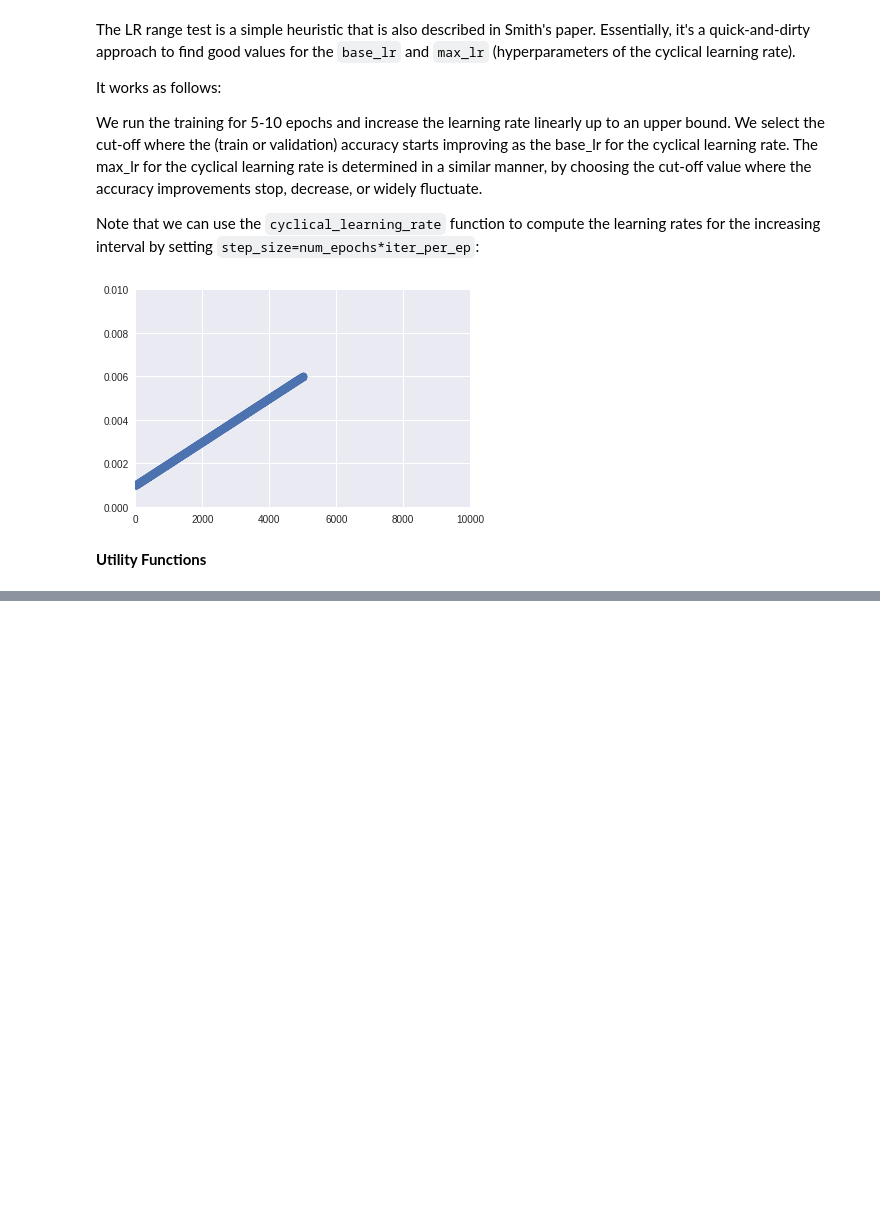
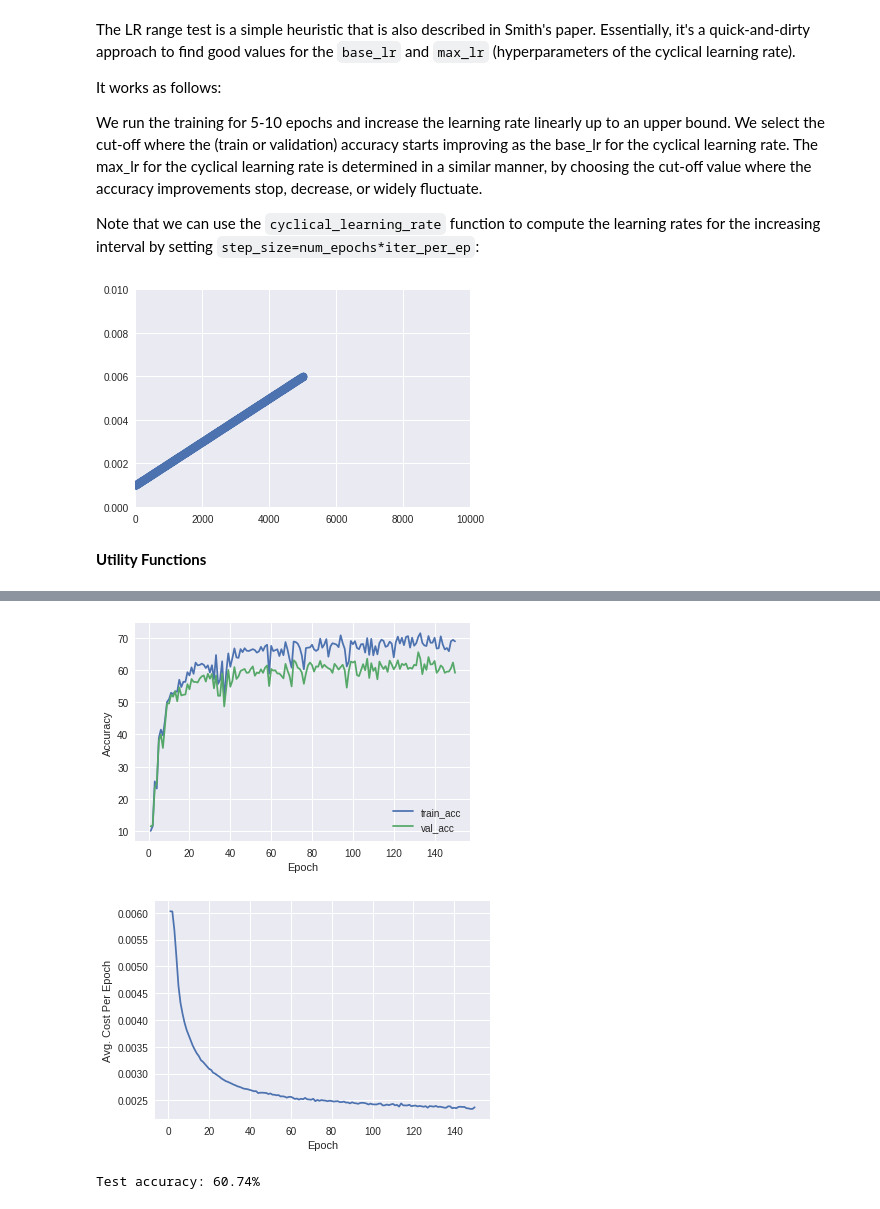
Before and after one commit to rasbt/deep-learning-book, a Jupyter notebook: code/model_zoo/pytorch_ipynb/cyclical-learning-rate.ipynb, the cells around one changed output, grey strips where cells are left out. Saved outputs shown, nothing was run; the diff lists cells and outputs as text; code cells hidden in the pictures; blank space fills up the shorter version.

```diff
--- a/code/model_zoo/pytorch_ipynb/cyclical-learning-rate.ipynb
+++ b/code/model_zoo/pytorch_ipynb/cyclical-learning-rate.ipynb
@@ -489,10 +526,10 @@ plt.show()
 ### Setting for this run
 #################################
 
-num_epochs = 100
-iter_per_epoch = len(train_loader.sampler.indices) // train_loader.batch_size
-base_lr = 0.06
-max_lr = 0.2
+num_epochs = 150
+iter_per_ep = len(train_loader.sampler.indices) // train_loader.batch_size
+base_lr = 0.09
+max_lr = 0.175
 
 #################################
 ### Init Model
@@ -511,17 +548,15 @@ optimizer = torch.optim.SGD(model.parameters(), lr=base_lr)
 
 ########################################################################
 # Collect the data to be evaluated via the LR Range Test
-collect = {'lr': [], 'cost': [], 'train_batch_acc': [], 'val_acc': []}
+collect = {'epoch': [], 'cost': [], 'train_acc': [], 'val_acc': []}
 ########################################################################
 
 
-batch_step = -1
 for epoch in range(num_epochs):
     epoch_avg_cost = 0.
     model = model.train()
     for batch_idx, (features, targets) in enumerate(train_loader):
 
-        batch_step += 1
         features = features.to(device)
         targets = targets.to(device)
 
@@ -539,8 +574,9 @@ for epoch in range(num_epochs):
 
         #############################################
         # Logging
-        if not batch_step % 200:
-            print('Batch %5d/%d' % (batch_step, iter_per_epoch*num_epochs), end='')
+        if not batch_step % 600:
+            print('Batch %5d/%d' % (batch_step, iter_per_ep*num_epochs),
+                                    end='')
             print('   Cost: %.5f' % cost)
 
 
@@ -550,15 +586,21 @@ for epoch in range(num_epochs):
     train_acc = compute_accuracy(model, train_loader)
     val_acc = compute_accuracy(model, val_loader)
     epoch_avg_cost /= batch_idx+1
-    collect['lr'].append(base_lr)
-    collect['train_batch_acc'].append(train_acc)
+    collect['epoch'].append(epoch+1)
     collect['val_acc'].append(val_acc)
-    collect['cost'].append(epoch_avg_cost)
+    collect['train_acc'].append(train_acc)
+    collect['cost'].append(epoch_avg_cost / iter_per_ep)
+
+    ################################################
+    # Logging
+    print('Epoch %3d' % (epoch+1), end='')
+    print('  |  Train/Valid Acc: %.2f/%.2f' % (train_acc, val_acc))
+
 
     #############################################
     # update learning rate
     base_lr = cyclical_learning_rate(batch_step=batch_step,
-                                     step_size=num_epochs*iter_per_epoch,
+                                     step_size=num_epochs*iter_per_ep,
                                      base_lr=base_lr,
                                      max_lr=max_lr)
     for g in optimizer.param_groups:
@@ -566,0 +627,20 @@ for epoch in range(num_epochs):
+# %%
+plt.plot(collect['epoch'], collect['train_acc'], label='train_acc')
+plt.plot(collect['epoch'], collect['val_acc'], label='val_acc')
+plt.xlabel('Epoch')
+plt.ylabel('Accuracy')
+plt.legend()
+plt.show()
+
+
+plt.plot(collect['epoch'], collect['cost'])
+plt.xlabel('Epoch')
+plt.ylabel('Avg. Cost Per Epoch')
+plt.show()
+# %% [output]
+[figure, added]
+[figure, added]
+# %%
+print('Test accuracy: %.2f%%' % (compute_accuracy(model, test_loader)))
+# %% [output]
+Test accuracy: 60.74%
```
Also changed, not shown: parts of 21 cells of this notebook.
